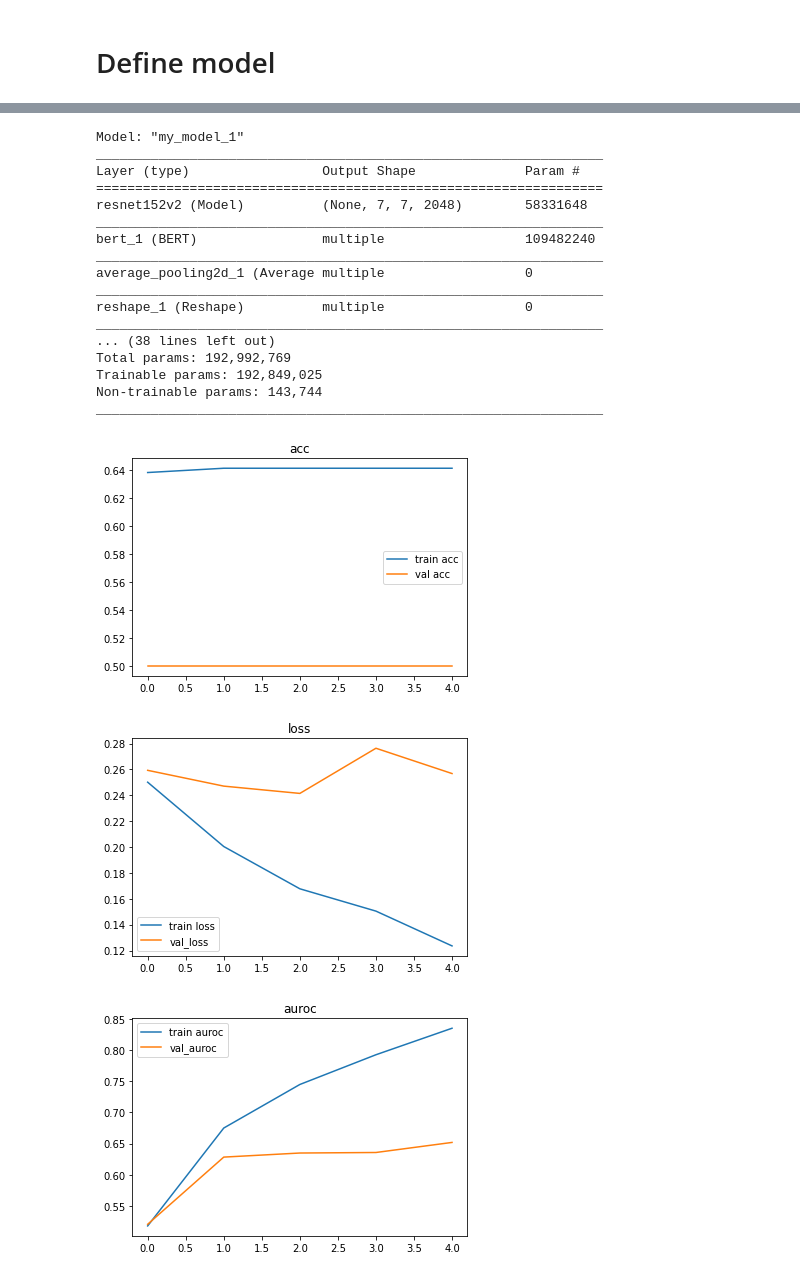
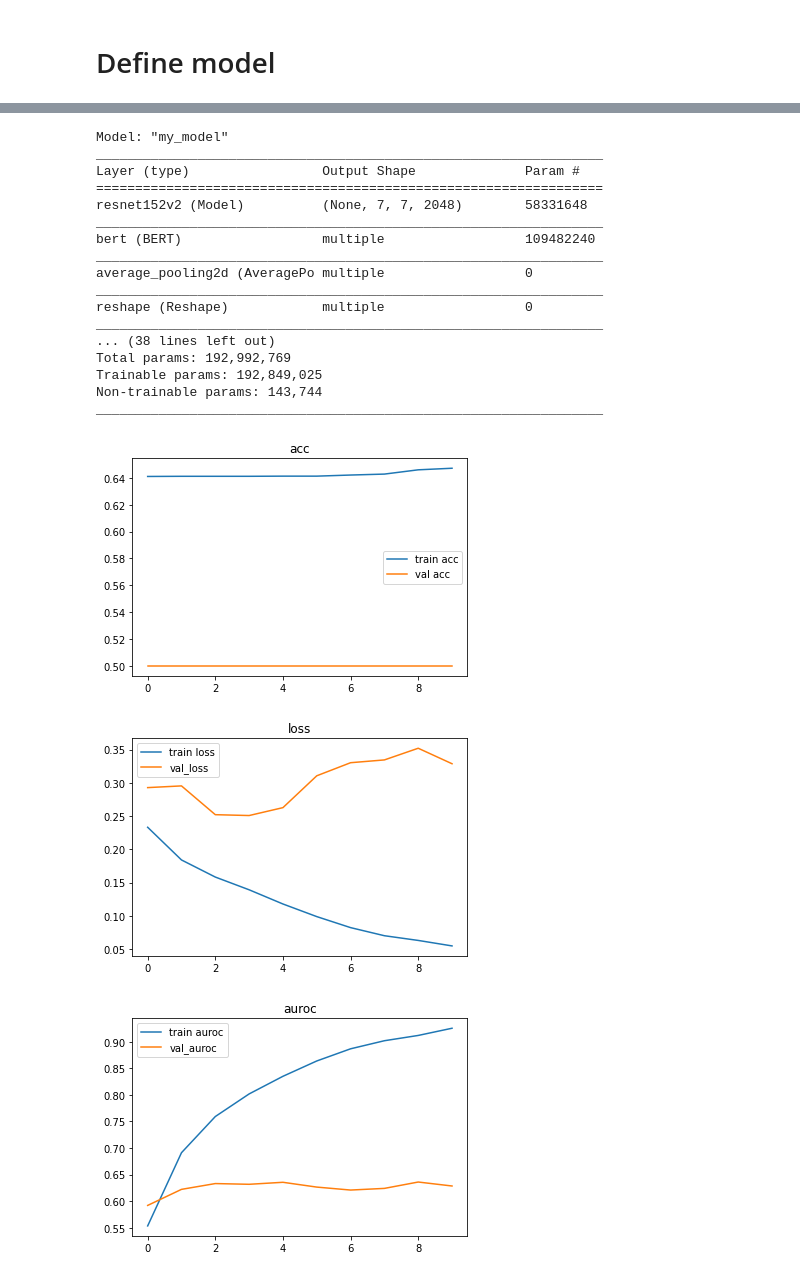
Before and after one commit to andrewlee98/multimodal-hate-speech-detection, a Jupyter notebook: facebook_data_models/facebook_bitransformer_auc_loss.ipynb, the cells around one changed output, grey strips where cells are left out. Drawn from its saved outputs; the diff is of its cells as text; code cells hidden in the pictures.

Commit message:
trained auc loss for 10 epochs

```diff
--- a/facebook_data_models/facebook_bitransformer_auc_loss.ipynb
+++ b/facebook_data_models/facebook_bitransformer_auc_loss.ipynb
@@ -287,6 +282,6 @@ mcp_save = ModelCheckpoint(model_dir + weight_file,
 history = model.fit_generator(train_gen,
                     validation_data=val_gen,
                     shuffle=True,
-                    epochs=5,
+                    epochs=10,
                     callbacks=[mcp_save])
 # %% [output]
@@ -306,17 +305,17 @@ Epoch 5/5
 # %%
 model.summary()
 # %% [output]
-Model: "my_model_1"
+Model: "my_model"
 _________________________________________________________________
 Layer (type)                 Output Shape              Param #
 =================================================================
 resnet152v2 (Model)          (None, 7, 7, 2048)        58331648
 _________________________________________________________________
-bert_1 (BERT)                multiple                  109482240
+bert (BERT)                  multiple                  109482240
 _________________________________________________________________
-average_pooling2d_1 (Average multiple                  0
+average_pooling2d (AveragePo multiple                  0
 _________________________________________________________________
-reshape_1 (Reshape)          multiple                  0
+reshape (Reshape)            multiple                  0
 _________________________________________________________________
 ... (38 lines left out)
 Total params: 192,992,769
@@ -326,25 +325,25 @@ _________________________________________________________________
 # %%
 plt.plot(history.history['accuracy'], label = 'train acc')
 plt.plot(history.history['val_accuracy'], label = 'val acc')
 plt.legend()
 plt.title('acc')
 plt.show()
 
 plt.plot(history.history['loss'], label = 'train loss')
 plt.plot(history.history['val_loss'], label = 'val_loss')
 plt.legend()
 plt.title('loss')
 plt.show()
 
-plt.plot(history.history['auc_24'], label = 'train auroc')
-plt.plot(history.history['val_auc_24'], label = 'val_auroc')
+plt.plot(history.history['auc'], label = 'train auroc')
+plt.plot(history.history['val_auc'], label = 'val_auroc')
 plt.legend()
 plt.title('auroc')
 plt.show()
 # %% [output]
-[figure, old version]
+[figure, new version]
-[figure, old version]
+[figure, new version]
-[figure, old version]
+[figure, new version]
 # %%
 model.load_weights(model_dir + weight_file)
 # %%
```
Also changed, not shown: parts of 3 cells of this notebook.
